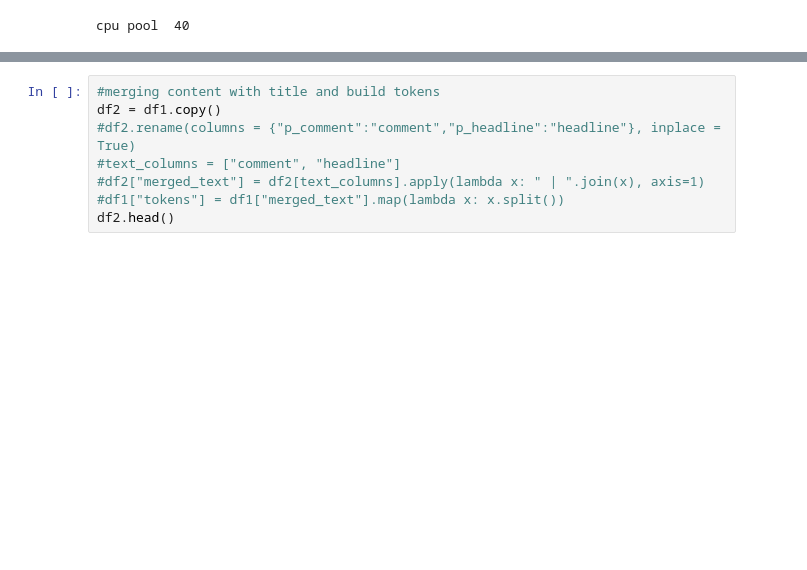
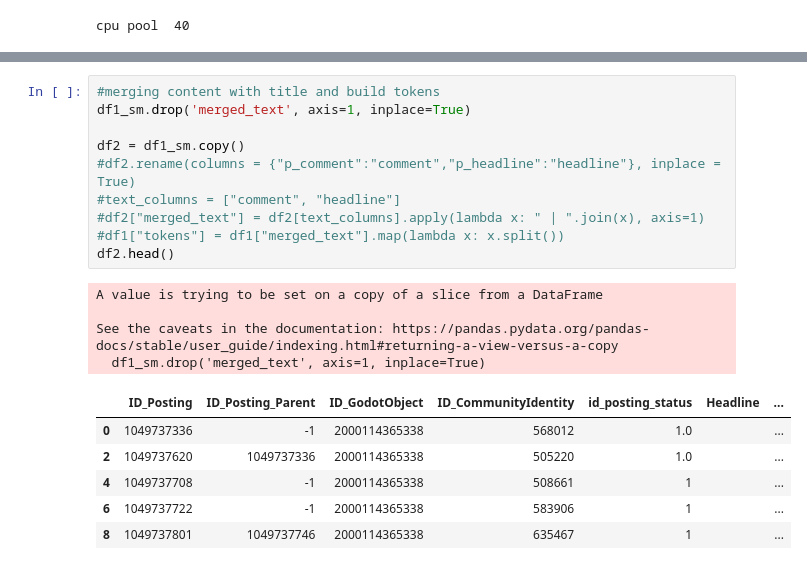
Before and after one commit to lukasthekid/corona-mask-requirement-nlp-analysis, a Jupyter notebook: comments/preprocessing.ipynb, the cells around one changed output, grey strips where cells are left out. Saved outputs shown, nothing was run; the diff lists cells and outputs as text; blank space fills up the shorter version.

```diff
--- a/comments/preprocessing.ipynb
+++ b/comments/preprocessing.ipynb
@@ -274,11 +319,24 @@ df1.head()
 # %%
 #merging content with title and build tokens
-df2 = df1.copy()
+df1_sm.drop('merged_text', axis=1, inplace=True)
+
+df2 = df1_sm.copy()
 #df2.rename(columns = {"p_comment":"comment","p_headline":"headline"}, inplace = True)
 #text_columns = ["comment", "headline"]
 #df2["merged_text"] = df2[text_columns].apply(lambda x: " | ".join(x), axis=1)
 #df1["tokens"] = df1["merged_text"].map(lambda x: x.split())
 df2.head()
+# %% [output]
+A value is trying to be set on a copy of a slice from a DataFrame
+
+See the caveats in the documentation: https://pandas.pydata.org/pandas-docs/stable/user_guide/indexing.html#returning-a-view-versus-a-copy
+  df1_sm.drop('merged_text', axis=1, inplace=True)
+|  | ID_Posting | ID_Posting_Parent | ID_GodotObject | ID_CommunityIdentity | id_posting_status | Headline | ... |
+| 0 | 1049737336 | -1 | 2000114365338 | 568012 | 1.0 |  | ... |
+| 2 | 1049737620 | 1049737336 | 2000114365338 | 505220 | 1.0 |  | ... |
+| 4 | 1049737708 | -1 | 2000114365338 | 508661 | 1 |  | ... |
+| 6 | 1049737722 | -1 | 2000114365338 | 583906 | 1 |  | ... |
+| 8 | 1049737801 | 1049737746 | 2000114365338 | 635467 | 1 |  | ... |
 # %%
 ##building phrases from all comments
 tokens = df2["p_merged_text"].map(lambda x: x.split())
```
Also changed, not shown: parts of 8 cells of this notebook.
